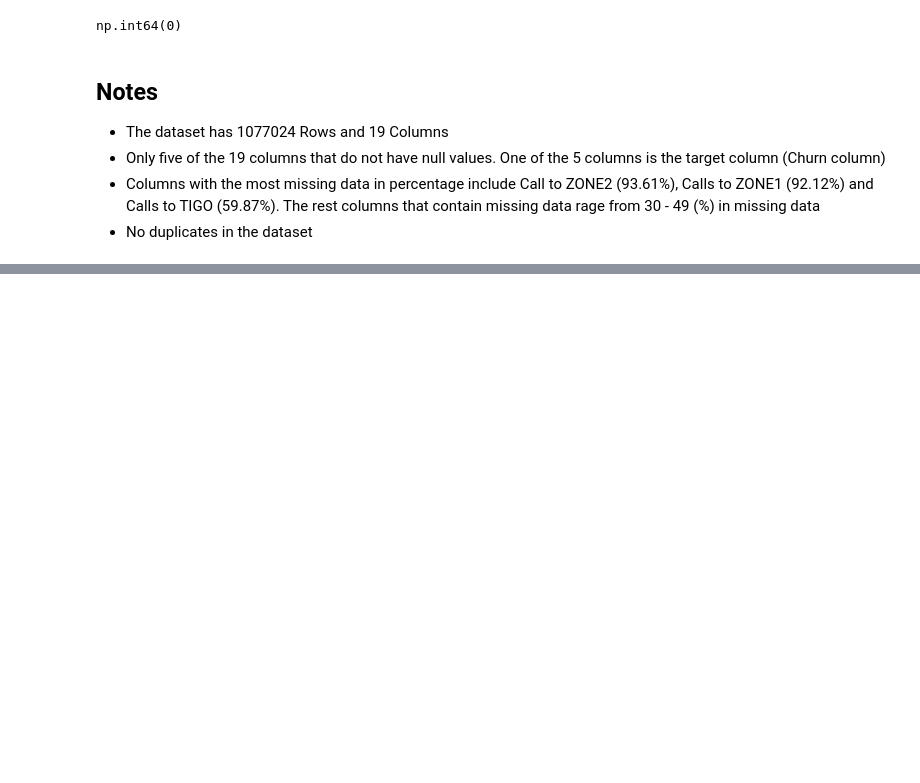
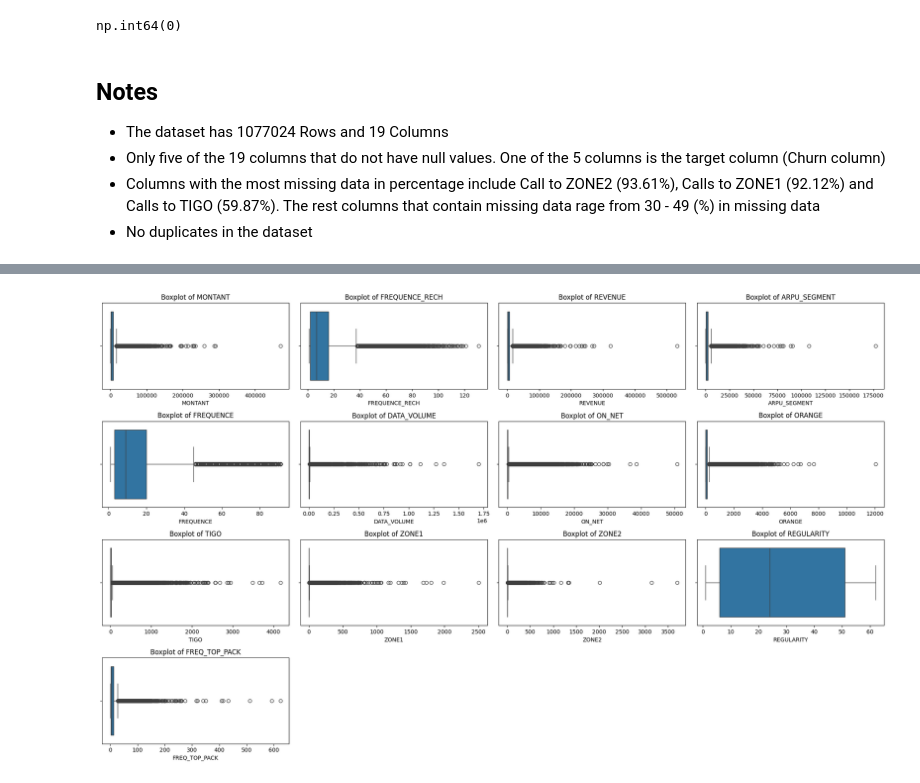
Before and after one commit to murithidenisgitobu/Customer-Churn-Prediction-Challenge-For-Azubian, a Jupyter notebook: Notebook/Notebook.ipynb, the cells around one changed output, grey strips where cells are left out. Cells and saved outputs as stored; diff of their text form; code cells hidden in the pictures; blank space fills up the shorter version.

```diff
--- a/Notebook/Notebook.ipynb
+++ b/Notebook/Notebook.ipynb
@@ -201,0 +204,8 @@ np.int64(0)
+# %%
+# Get unique values for every categorical column
+for col in df.columns:
+    if col not in df.select_dtypes(include=['float', 'number']) and col != 'user_id':
+        print('=' * 100)
+        print(col)
+        print('x' * 100)
+        print(df[col].unique())
@@ -201,0 +230,26 @@ np.int64(0)
+# %%
+# Select numerical columns
+num_cols = (
+    df.drop('CHURN', axis=1)
+            .select_dtypes(include=['float', 'number'])
+            .columns
+            )
+
+fig, axes = plt.subplots(ncols=4,
+                         nrows=(len(num_cols) + 4 - 1) // 4,
+                         figsize=(20, 4 * 3))
+axes = axes.flatten()
+
+# Loop through each numerical column and create a histogram
+for i, col in enumerate(num_cols):
+    sns.boxplot(data=df, x=col, ax=axes[i])
+    axes[i].set_title(f'Boxplot of {col}')
+
+# Hide any remaining unused subplots
+for j in range(len(num_cols), len(axes)):
+    axes[j].axis('off')
+
+plt.tight_layout()
+plt.show()
+# %% [output]
+[figure, added]
```
Also changed, not shown: parts of 9 cells of this notebook.
